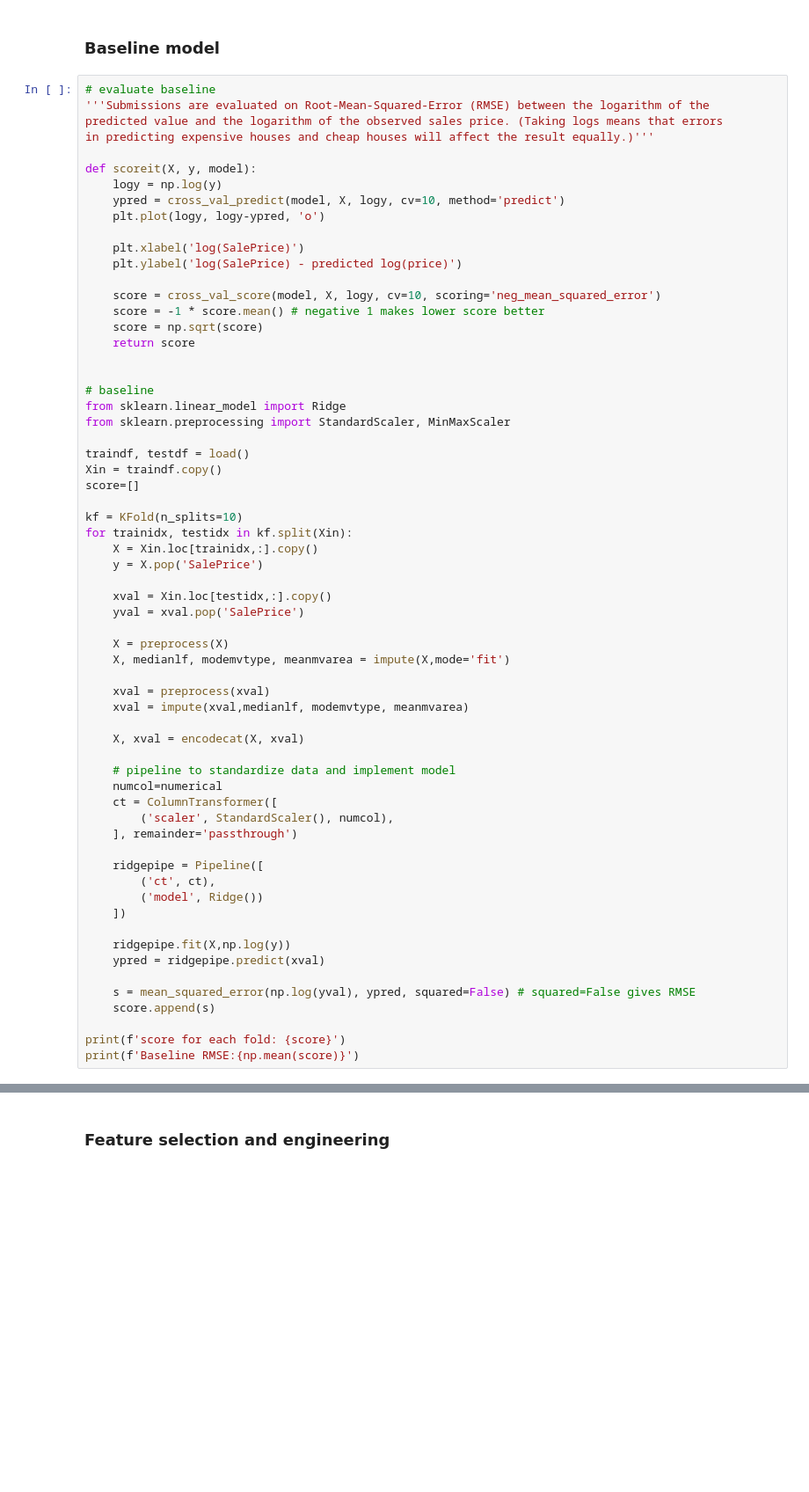
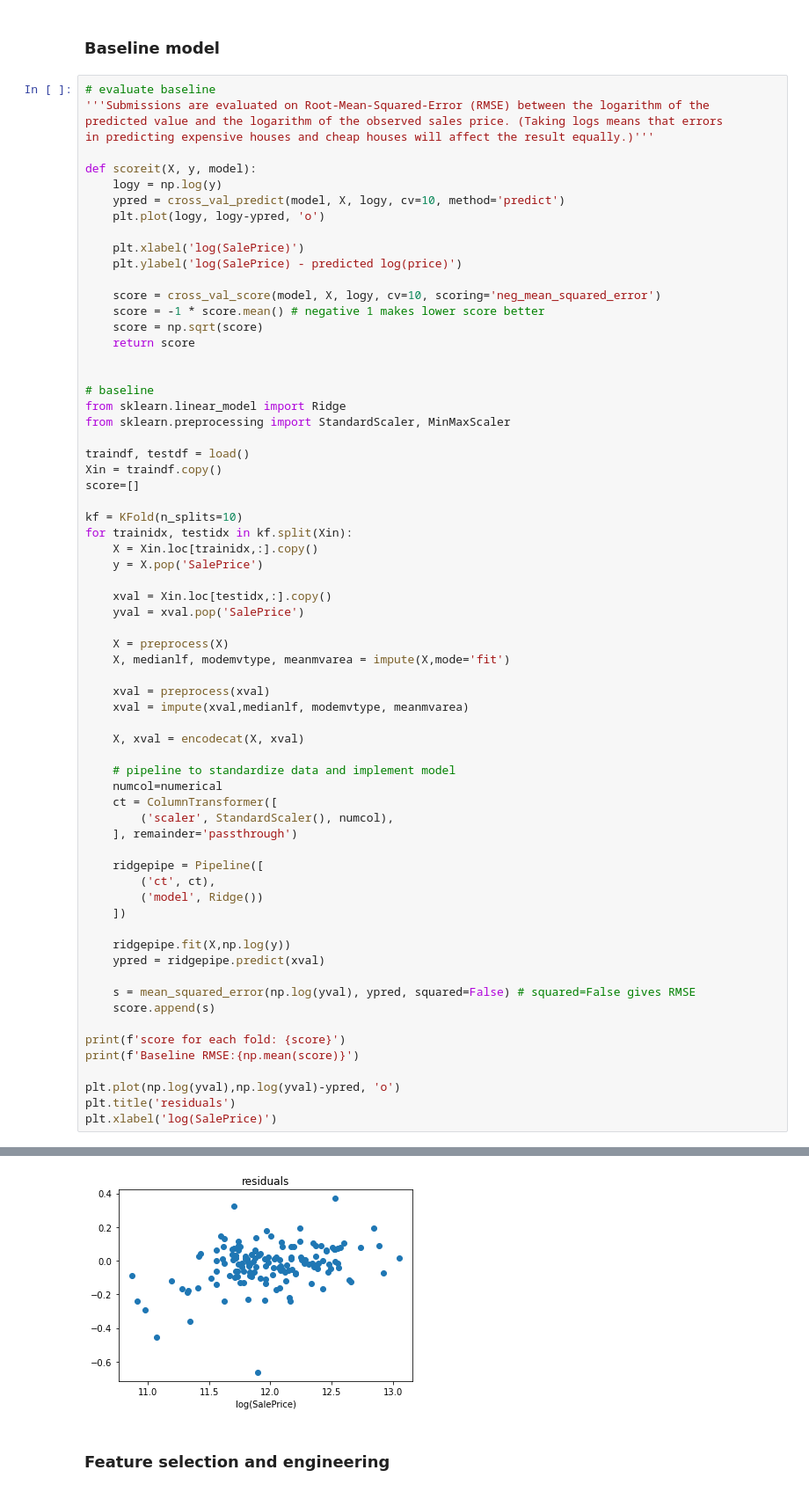
Before and after one commit to assayer5/kaggle-housing-prices, a Jupyter notebook: housing-prices-model-generation.ipynb, the cells around one changed output, grey strips where cells are left out. Shown: that part at 88% size. Cells and saved outputs as stored; diff of their text form; blank space fills up the shorter version.

```diff
--- a/housing-prices-model-generation.ipynb
+++ b/housing-prices-model-generation.ipynb
@@ -530,6 +530,10 @@ for trainidx, testidx in kf.split(Xin):
 
 print(f'score for each fold: {score}')
 print(f'Baseline RMSE:{np.mean(score)}')
+
+plt.plot(np.log(yval),np.log(yval)-ypred, 'o')
+plt.title('residuals')
+plt.xlabel('log(SalePrice)')
 # %% [output]
 score for each fold: [0.12312856368806768, 0.10364093940838914, 0.11740033348638684, 0.16874338335429842, 0.14870061678138097, 0.11235400487203948, 0.12575037307765388, 0.10503317328503159, 0.21649618 ...
 Baseline RMSE:0.1348340075606466
@@ -536,3 +541,4 @@ Baseline RMSE:0.1348340075606466
+[figure, added]
 # %% [markdown]
 ### Feature selection and engineering
 # %%
```
Also changed, not shown: parts of 3 cells of this notebook, 1 other file.
